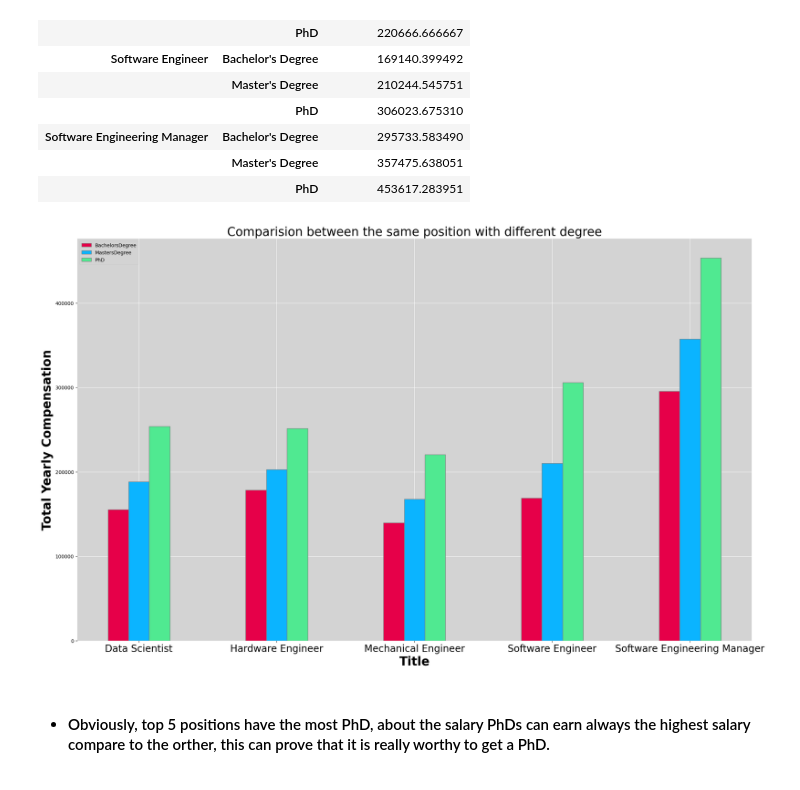
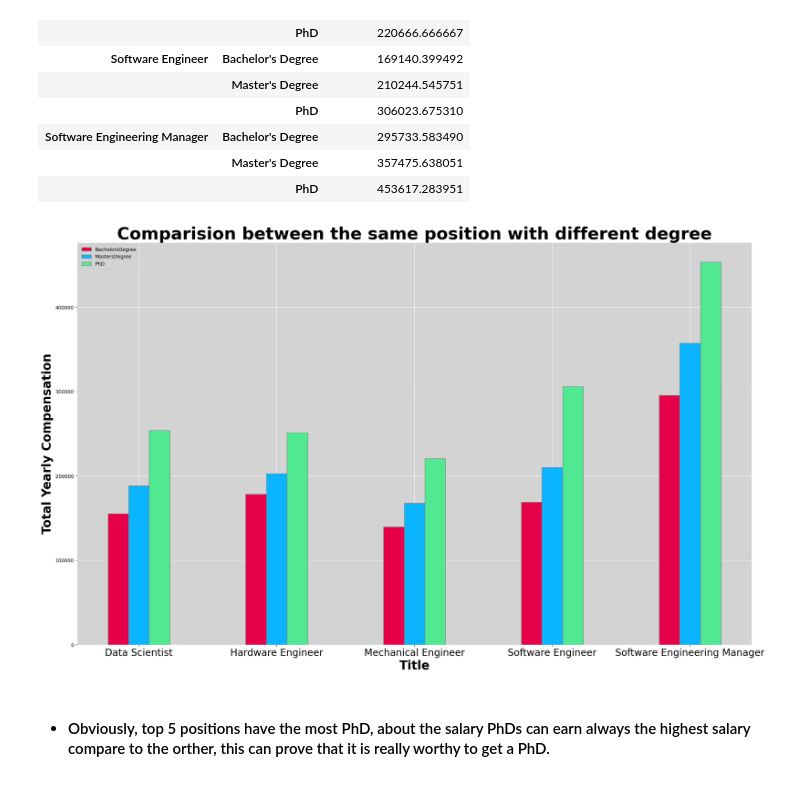
Before and after one commit to hoangvo1902/CSC17104_PROGRAMMING-FOR-DATA-SCIENCE, a Jupyter notebook: Final project_Completed.ipynb, the cells around one changed output. Cells and saved outputs as stored; diff of their text form; code cells hidden in the pictures.

```diff
--- a/Final project_Completed.ipynb
+++ b/Final project_Completed.ipynb
@@ -634,35 +634,35 @@ df_average
 # set width of bar
 barWidth = 0.15
 fig = plt.subplots(figsize =(25, 15))
 
 # set height of bar
 BachelorsDegree = [155314, 178400, 139616, 169140, 295733]
 MastersDegree = [188525, 202908, 167576, 210244, 357475]
 PhD = [253901, 251599, 220666, 306023, 453617]
 
 # Set position of bar on X axis
 br1 = np.arange(len(BachelorsDegree))
 br2 = [x + barWidth for x in br1]
 br3 = [x + barWidth for x in br2]
 
 # Make the plot
 plt.bar(br1, BachelorsDegree, width = barWidth,
         edgecolor ='grey', label ='BachelorsDegree')
 plt.bar(br2, MastersDegree, width = barWidth,
         edgecolor ='grey', label ='MastersDegree')
 plt.bar(br3, PhD, width = barWidth,
         edgecolor ='grey', label ='PhD')
 
 # Adding Xticks
 plt.xlabel('Title', fontweight ='bold', fontsize = 25)
 plt.ylabel('Total Yearly Compensation', fontweight ='bold', fontsize = 25)
 plt.xticks([r + barWidth for r in range(len(BachelorsDegree))],
 ['Data Scientist', 'Hardware Engineer', 'Mechanical Engineer', 'Software Engineer', 'Software Engineering Manager'], fontsize = 20)
-plt.title('Comparision between the same position with different degree', fontsize=25, fontweight ='bold');
+plt.title('Comparision between the same position with different degree', fontsize=35, fontweight ='bold');
 plt.legend()
 plt.show()
 # %% [output]
-[figure, old version]
+[figure, new version]
 # %% [markdown]
 - #### Obviously, top 5 positions have the most PhD, about the salary PhDs can earn always the highest salary compare to the orther, this can prove that it is really worthy to get a PhD.
 # %% [markdown]
```
Also changed, not shown: parts of 3 cells of this notebook.
